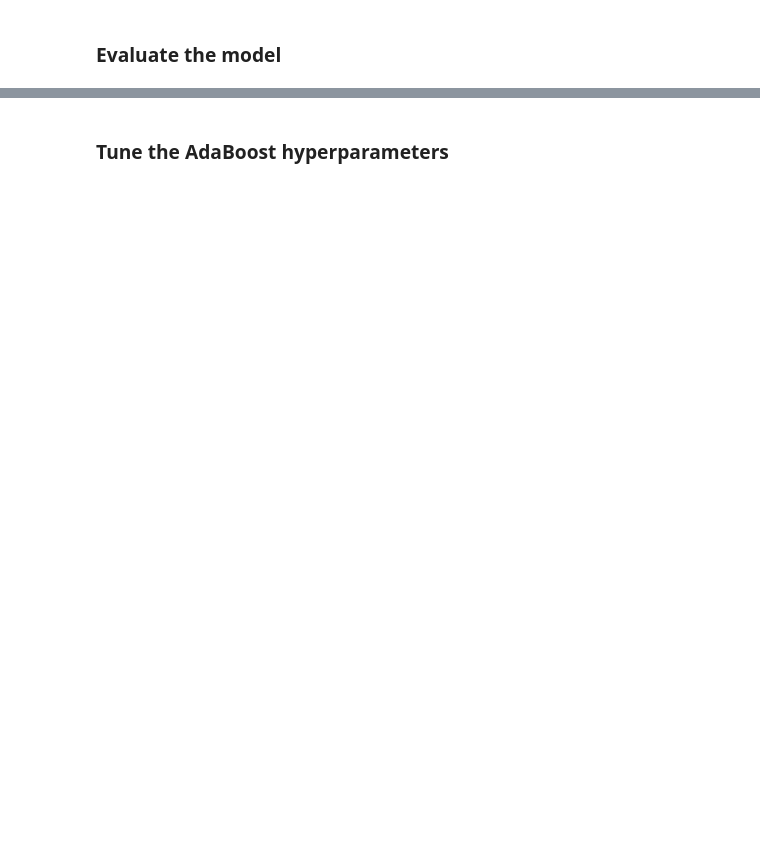
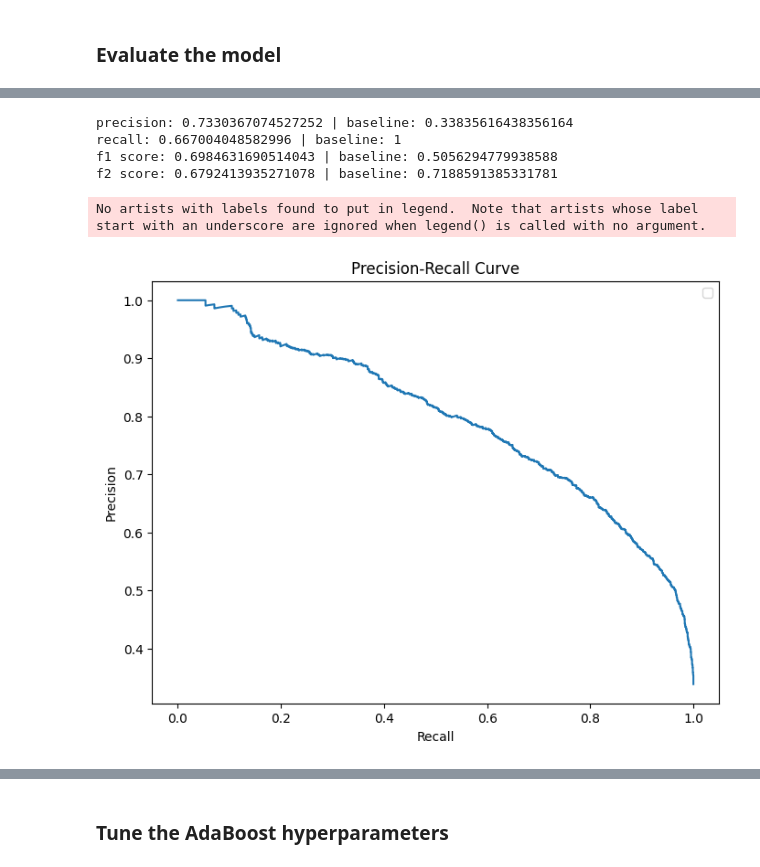
Before and after one commit to braeden-reinoso/Air-Toxin-Risk-in-Marginalized-Communities, a Jupyter notebook: Models/AdaBoost/AdaBoost.ipynb, the cells around one changed output, grey strips where cells are left out. Cells and saved outputs as stored; diff of their text form; code cells hidden in the pictures; blank space fills up the shorter version.

```diff
--- a/Models/AdaBoost/AdaBoost.ipynb
+++ b/Models/AdaBoost/AdaBoost.ipynb
@@ -195,0 +198,26 @@ F1 score : 0.6967213114754098
+# %%
+high_pct = y_val.sum()/len(y_val)
+
+print("precision: " + str(precision_score(y_val, y_pred)) + " | baseline: " + str(high_pct))
+print("recall: " + str(recall_score(y_val, y_pred)) + " | baseline: " + str(1))
+print("f1 score: " + str(fbeta_score(y_val, y_pred, beta=1)) + " | baseline: " + str(2*high_pct/(high_pct+1)))
+print("f2 score: " + str(fbeta_score(y_val, y_pred, beta=2)) + " | baseline: " + str(5*high_pct/(4*high_pct+1)))
+# %% [output]
+precision: 0.7330367074527252 | baseline: 0.33835616438356164
+recall: 0.667004048582996 | baseline: 1
+f1 score: 0.6984631690514043 | baseline: 0.5056294779938588
+f2 score: 0.6792413935271078 | baseline: 0.7188591385331781
+# %%
+y_prob = ada_clf.predict_proba(X_val)[:,1]
+precision, recall, _ = precision_recall_curve(y_val, y_prob)
+
+plt.figure(figsize=(8, 6))
+plt.plot(recall, precision)
+plt.xlabel('Recall')
+plt.ylabel('Precision')
+plt.title('Precision-Recall Curve')
+plt.legend(loc='best')
+plt.show()
+# %% [output]
+No artists with labels found to put in legend.  Note that artists whose label start with an underscore are ignored when legend() is called with no argument.
+[figure, added]
```
Also changed, not shown: parts of 32 cells of this notebook.
